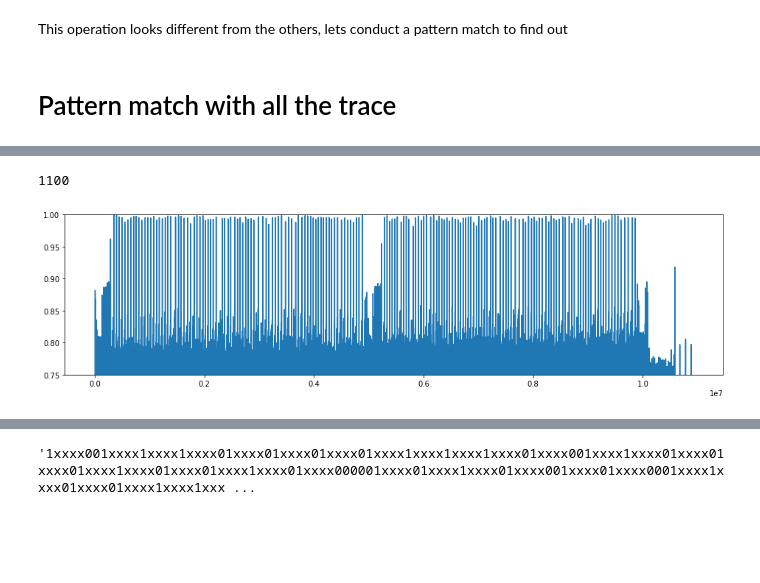
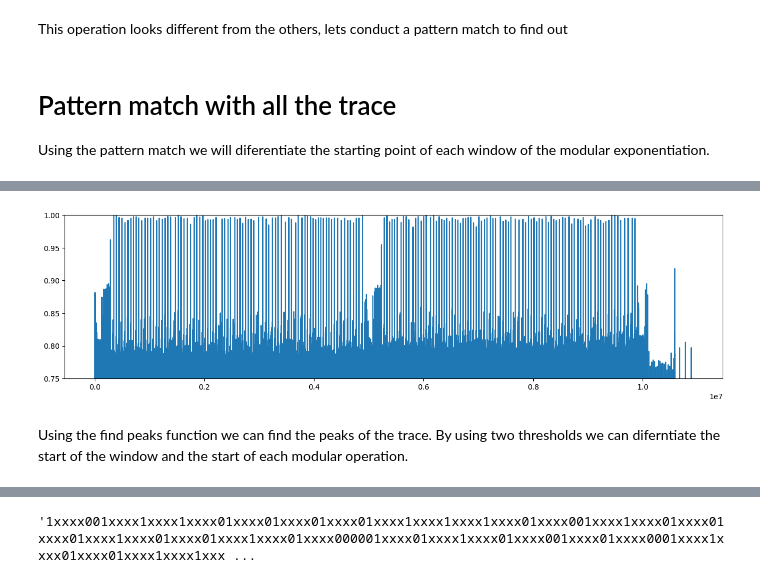
Before and after one commit to colinoflynn/mbedtls-rsa-inprogress, a Jupyter notebook: husky-stm32f3/Process traces.ipynb, the cells around one changed output, grey strips where cells are left out. Saved outputs shown, nothing was run; the diff lists cells and outputs as text; code cells hidden in the pictures; blank space fills up the shorter version.

```diff
--- a/husky-stm32f3/Process traces.ipynb
+++ b/husky-stm32f3/Process traces.ipynb
@@ -90,8 +148,3 @@ plt.plot(result)
 # %% [output]
 [<matplotlib.lines.Line2D at 0x...>]
 [figure]
-# %%
-lp_trace_path = trace_path.replace('.npy', '+LP(100).npy')
-
-with open(lp_trace_path, 'wb') as f:
-    np.save(f, np.array(result))
@@ -147,16 +202,12 @@ plot_trace_interval(result, start, end)
 This operation looks different from the others, lets conduct a pattern match to find out
 # %% [markdown]
 # Pattern match with all the trace
+Using the pattern match we will diferentiate the starting point of each window of the modular exponentiation.
 # %%
 pattern_start = 349400
 patern_end = 350500
-pattern = result[pattern_start:patern_end]
+pattern = lp_trace[pattern_start:patern_end]
 
-plot_trace_interval(result, pattern_start, patern_end)
+plot_trace_interval(lp_trace, pattern_start, patern_end)
 # %% [output]
 [figure]
-# %%
-pattern_lenght = len(pattern)
-pattern_lenght
-# %% [output]
-1100
@@ -170,10 +214,14 @@ for i in tnrange(result_length):
-# %%
-pattern_match_trace_path = lp_trace_path.replace('.npy', '+Pattern_match(349400-350500).npy')
-
-with open(pattern_match_trace_path, 'wb') as f:
-    np.save(f, np.array(result_pattern_match))
+# %%
+pattern_match_trace_path = lp_trace_path.replace('.npy', '+Pattern_match(349400-350500).npy')
+
+if os.path.isfile(pattern_match_trace_path):
+    pattern_match_trace = np.load(pattern_match_trace_path)
+else:
+    pattern_match_trace = pattern_match(lp_trace, pattern)
+    with open(pattern_match_trace_path, 'wb') as f:
+        np.save(f, np.array(pattern_match_trace))
 # %%
-plot_trace_interval(result_pattern_match,ylim=[0.75,1])
+plot_trace_interval(pattern_match_trace,ylim=[0.75,1])
 # %% [output]
-[figure, old version]
+[figure, new version]
 # %%
@@ -182,3 +230,5 @@ dq_interval = result_pattern_match[5000000:10000000]
+# %% [markdown]
+Using the find peaks function we can find the peaks of the trace. By using two thresholds we can diferntiate the start of the window and the start of each modular operation.
 # %%
 x = np.array(dp_interval)
 h_peak = 0.92
```
Also changed, not shown: parts of 48 cells of this notebook.
